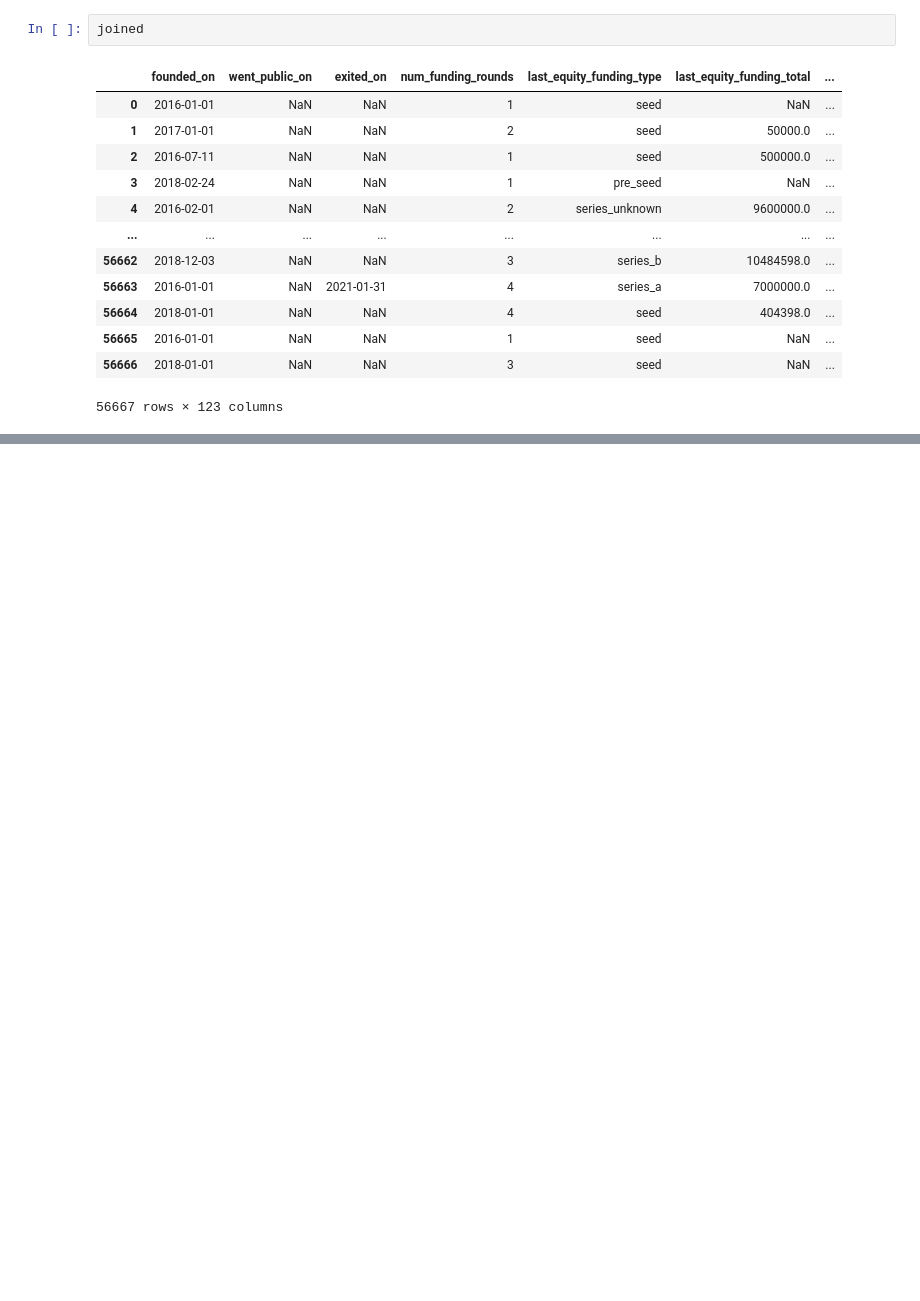
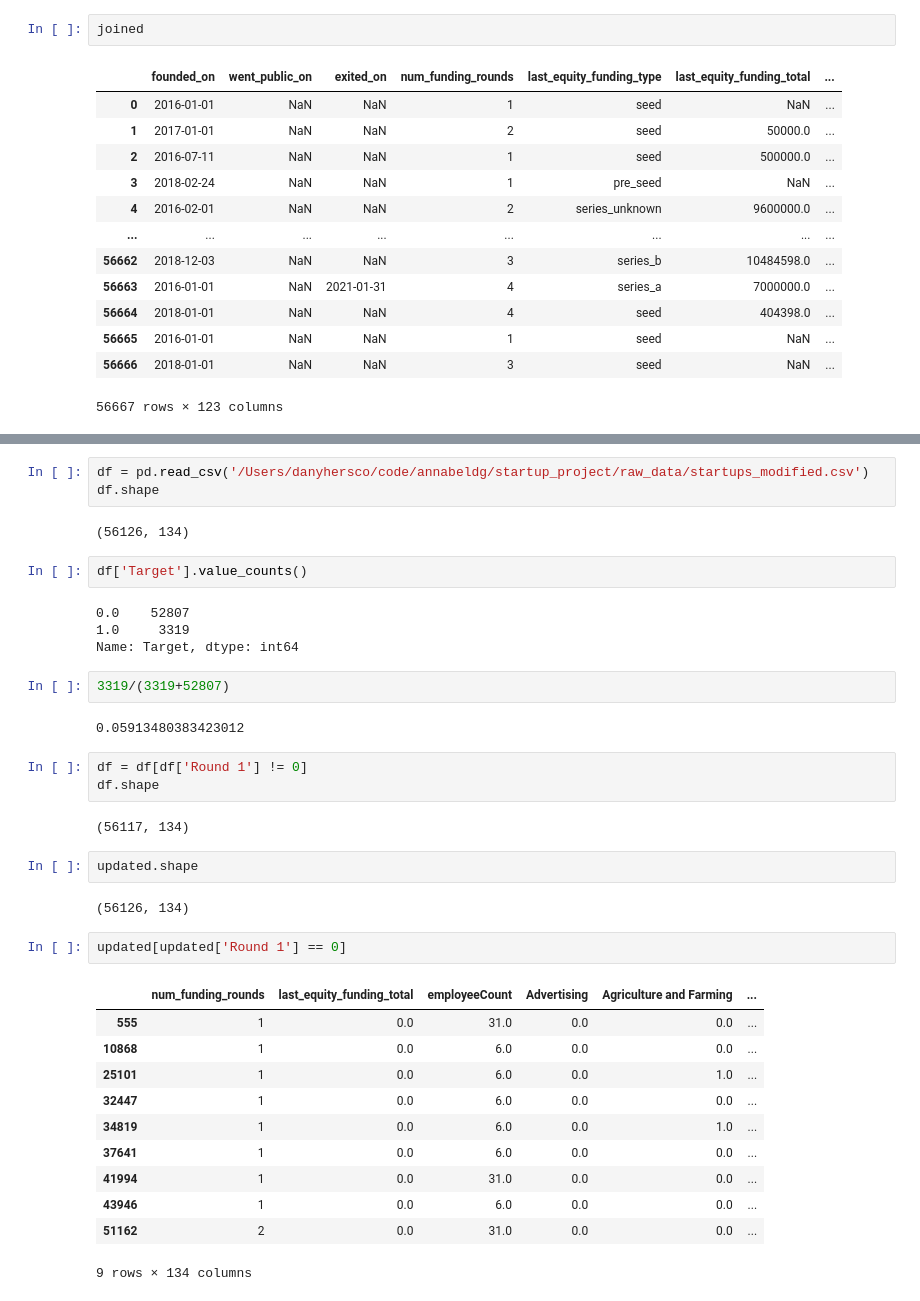
Before and after one commit to annabeldg/startup_project, a Jupyter notebook: test_data.ipynb, the cells around one changed output, grey strips where cells are left out. Saved outputs shown, nothing was run; the diff lists cells and outputs as text; blank space fills up the shorter version.

```diff
--- a/test_data.ipynb
+++ b/test_data.ipynb
@@ -393,0 +396,38 @@ joined
+# %%
+df = pd.read_csv('/Users/danyhersco/code/annabeldg/startup_project/raw_data/startups_modified.csv')
+df.shape
+# %% [output]
+(56126, 134)
+# %%
+df['Target'].value_counts()
+# %% [output]
+0.0    52807
+1.0     3319
+Name: Target, dtype: int64
+# %%
+3319/(3319+52807)
+# %% [output]
+0.05913480383423012
+# %%
+df = df[df['Round 1'] != 0]
+df.shape
+# %% [output]
+(56117, 134)
+# %%
+updated.shape
+# %% [output]
+(56126, 134)
+# %%
+updated[updated['Round 1'] == 0]
+# %% [output]
+|  | num_funding_rounds | last_equity_funding_total | employeeCount | Advertising | Agriculture and Farming | ... |
+| 555 | 1 | 0.0 | 31.0 | 0.0 | 0.0 | ... |
+| 10868 | 1 | 0.0 | 6.0 | 0.0 | 0.0 | ... |
+| 25101 | 1 | 0.0 | 6.0 | 0.0 | 1.0 | ... |
+| 32447 | 1 | 0.0 | 6.0 | 0.0 | 0.0 | ... |
+| 34819 | 1 | 0.0 | 6.0 | 0.0 | 1.0 | ... |
+| 37641 | 1 | 0.0 | 6.0 | 0.0 | 0.0 | ... |
+| 41994 | 1 | 0.0 | 31.0 | 0.0 | 0.0 | ... |
+| 43946 | 1 | 0.0 | 6.0 | 0.0 | 0.0 | ... |
+| 51162 | 2 | 0.0 | 31.0 | 0.0 | 0.0 | ... |
+9 rows × 134 columns
```
Also changed, not shown: parts of 10 cells of this notebook, 3 other files.
